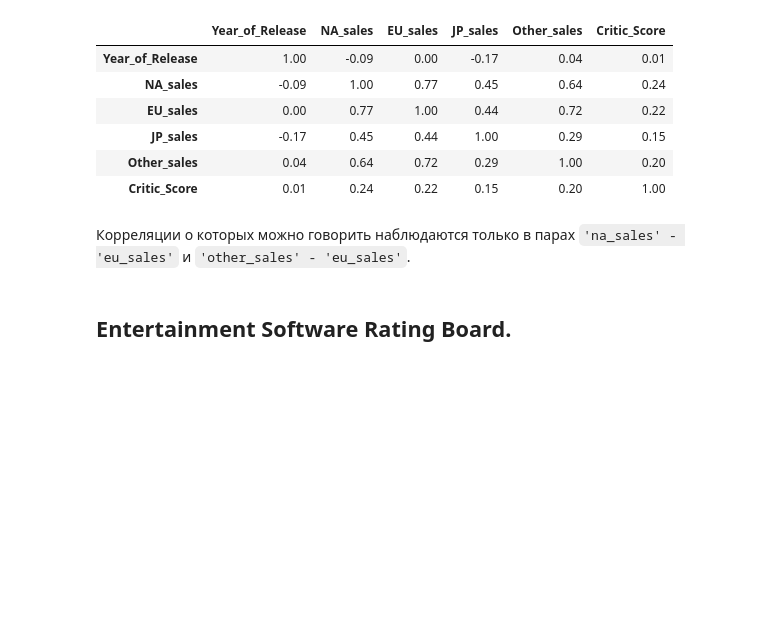
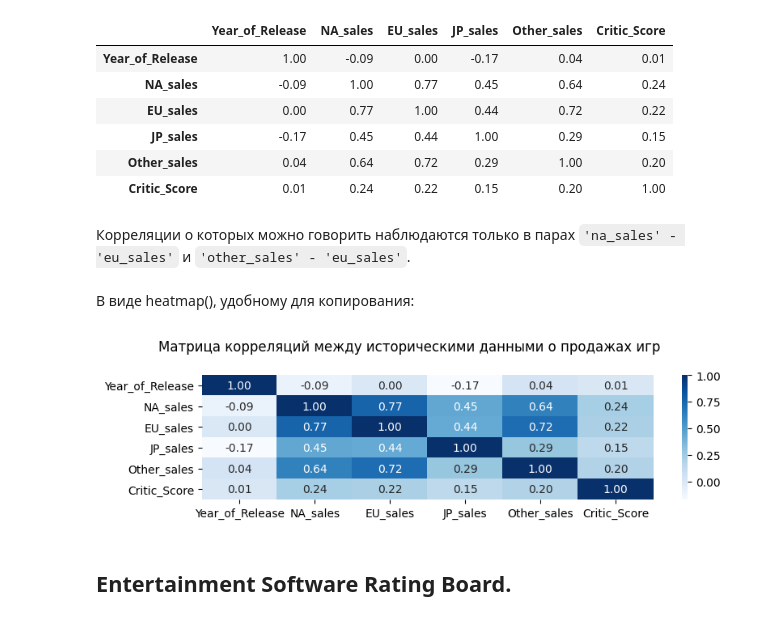
Before and after one commit to DimaDoesCode/Yandex_Practicum-Composite_Project-1, a Jupyter notebook: composite_project-1/Composite_Project-1_fin.ipynb, the cells around one changed output. Saved outputs shown, nothing was run; the diff lists cells and outputs as text; code cells hidden in the pictures; blank space fills up the shorter version.

```diff
--- a/composite_project-1/Composite_Project-1_fin.ipynb
+++ b/composite_project-1/Composite_Project-1_fin.ipynb
@@ -333,10 +333,11 @@ def my_read_csv(filename_dict={}):
     #    elif _df[col].dtype == 'object':
     #        _df[col] = _df[col].astype('category')
 
-    _total_memory_usage_kb = (_df.memory_usage(deep=True).sum() + \
-                              _df.index.memory_usage() + \
-                              _df.columns.memory_usage()) / 1024
+    _total_memory_usage_kb_opt = (_df.memory_usage(deep=True).sum() + \
+                                  _df.index.memory_usage() + \
+                                  _df.columns.memory_usage()) / 1024
     print(f'Deep memory usage of the optimized DataFrame: {_total_memory_usage_kb:.2f} KB')
+    print(f'Memory saving: {(_total_memory_usage_kb - _total_memory_usage_kb_opt):.2f} KB')
 
     return _df
 # %% [markdown]
@@ -483,6 +485,16 @@ games.corr().style.format('{:.2f}').background_gradient('Blues')
 | Critic_Score | 0.01 | 0.24 | 0.22 | 0.15 | 0.20 | 1.00 |
 # %% [markdown]
 Корреляции о которых можно говорить наблюдаются только в парах `'na_sales' - 'eu_sales'` и `'other_sales' - 'eu_sales'`.
+# %% [markdown]
+В виде heatmap(), удобному для копирования:
+# %%
+# Creating a heatmap and setting visualization parameters
+fig, ax = plt.subplots(figsize=(9, 2))
+plt.suptitle('Матрица корреляций между историческими данными о продажах игр', y=1.1, x=0.41)
+sns.heatmap(games.corr(), cmap='Blues', annot=True, fmt='.2f', ax=ax)
+plt.show()
+# %% [output]
+[figure, added]
 # %% [markdown]
 ## Entertainment Software Rating Board.
 # %% [markdown]
```
Also changed, not shown: parts of 1 cell of this notebook.
